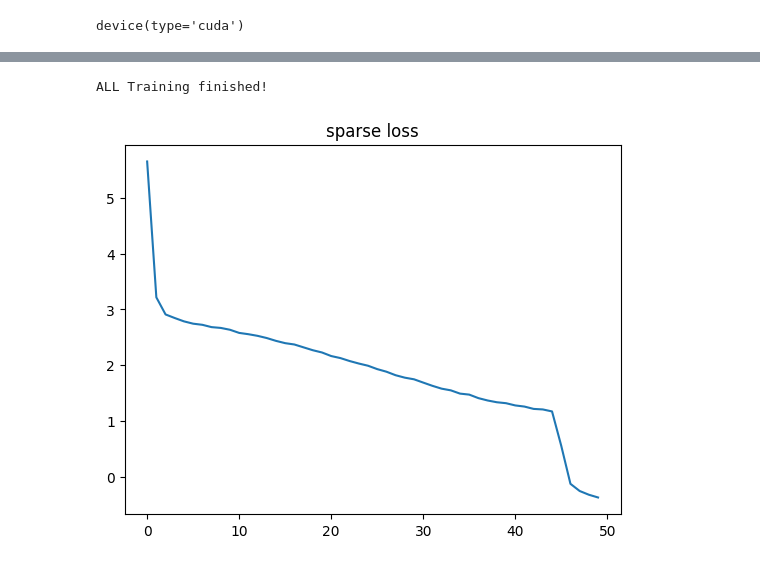
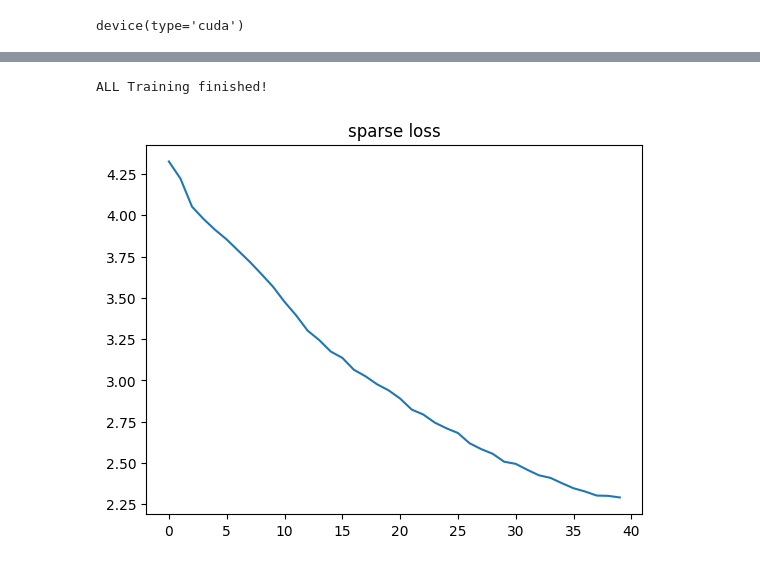
Before and after one commit to AmineYK/Interpretable-Deep-Clustering, a Jupyter notebook: src/training.ipynb, the cells around one changed output, grey strips where cells are left out. Saved outputs shown, nothing was run; the diff lists cells and outputs as text; code cells hidden in the pictures.

```diff
--- a/src/training.ipynb
+++ b/src/training.ipynb
@@ -23,4 +40,3 @@ from utils import random_binary_mask, get_synthetic_dataset, plot_synthetic_data
 # %%
 synthetic_X, synthetic_y = get_synthetic_dataset()
-
-normalized_synthetic_X = (synthetic_X - synthetic_X.min()) / (synthetic_X.max() - synthetic_X.min())
+synthetic_X = (synthetic_X - synthetic_X.min()) / (synthetic_X.max() - synthetic_X.min())
@@ -26,0 +48,10 @@ normalized_synthetic_X = (synthetic_X - synthetic_X.min()) / (synthetic_X.max()
+# %%
+from sklearn.cluster import KMeans
+
+km = KMeans(4)
+
+km.fit(synthetic_X)
+
+yhat = km.predict(synthetic_X)
+
+clustering_accuracy(yhat, synthetic_y)
@@ -34,7 +67,7 @@ synthetic_dataset = TensorDataset(synthetic_X, synthetic_y)
 # %%
 synthetic_layer_dims = [13, 10, 8]
 
-BATCH_SIZE = 32
+BATCH_SIZE = 800
 synthetic_dataloader = DataLoader(synthetic_dataset, batch_size=BATCH_SIZE, shuffle=True)
 
 ae = MLPAutoEncoder(synthetic_layer_dims)
@@ -43,7 +76,7 @@ criterion = SparseLoss(pretrain=True)
 ae = ae.to(device)
 
 LR = 1e-3
-EPOCHS = 100
+EPOCHS = 50
 
 optimizer = optim.Adam(ae.parameters(), lr=LR)
 losses = []
@@ -65,7 +98,7 @@ for epoch in tqdm(range(EPOCHS)):
         h = h * h_noise
         x_latent_noised_hat = ae.decoder(h)
 
-        loss = criterion(x, x_hat, x_input_noised_hat, x_latent_noised_hat)
+        loss = criterion(x, x_hat, x_input_noised_hat, x_latent_noised_hat, local_gates_lmbd=10)
 
         optimizer.zero_grad()
         loss.backward()
@@ -99,12 +133,9 @@ AE Pre-training
 # %%
-BATCH_SIZE = 32
-synthetic_dataloader = DataLoader(synthetic_dataset, batch_size=BATCH_SIZE, shuffle=True)
-
 gnn = GatingNN(13, 16)
 gnn = gnn.to(device)
 
 LR = 1e-3
-EPOCHS = 50
+EPOCHS = 40
 
 optimizer = optim.Adam(list(gnn.parameters()) + list(ae.parameters()), lr=LR)
 criterion = SparseLoss(pretrain=False)
@@ -112,7 +143,7 @@ losses = []
 
 for epoch in tqdm(range(EPOCHS)):
     epoch_loss = 0.0
-    lmbd = cosine_scheduler(epoch, EPOCHS)
+    lmbd = cosine_scheduler(epoch, EPOCHS, max_val=1)
 
     for x, y in synthetic_dataloader:
 
@@ -120,32 +151,32 @@ for epoch in tqdm(range(EPOCHS)):
 
         x_z, z, u = gnn(x)
         x_hat = ae(x)
         x_z_hat = ae(x_z)
 
         input_noise_mask = random_binary_mask(x.size(), x.device, type_mask="INPUT")
         x_input_noised_hat = ae(x * input_noise_mask)
 
         h = ae.encoder(x)
         h_noise = random_binary_mask(h.size(), h.device, type_mask="LATENT")
         h = h * h_noise
         x_latent_noised_hat = ae.decoder(h)
 
-        loss = criterion(x, x_hat, x_input_noised_hat, x_latent_noised_hat,x_z_hat,z,u,lmbd)
+        loss = criterion(x, x_hat, x_input_noised_hat, x_latent_noised_hat, x_z_hat, z, u, lmbd, local_gates_lmbd=10)
 
         optimizer.zero_grad()
         loss.backward()
         optimizer.step()
 
         epoch_loss += loss.item()
 
     # Save the average loss for the epoch
     avg_epoch_loss = epoch_loss / len(synthetic_dataloader)
     losses.append(avg_epoch_loss)
 
 print('ALL Training finished!')
 plt.plot(losses)
 plt.title("sparse loss")
 plt.show()
 # %% [output]
 ALL Training finished!
-[figure, old version]
+[figure, new version]
```
Also changed, not shown: parts of 18 cells of this notebook, 4 other files.
